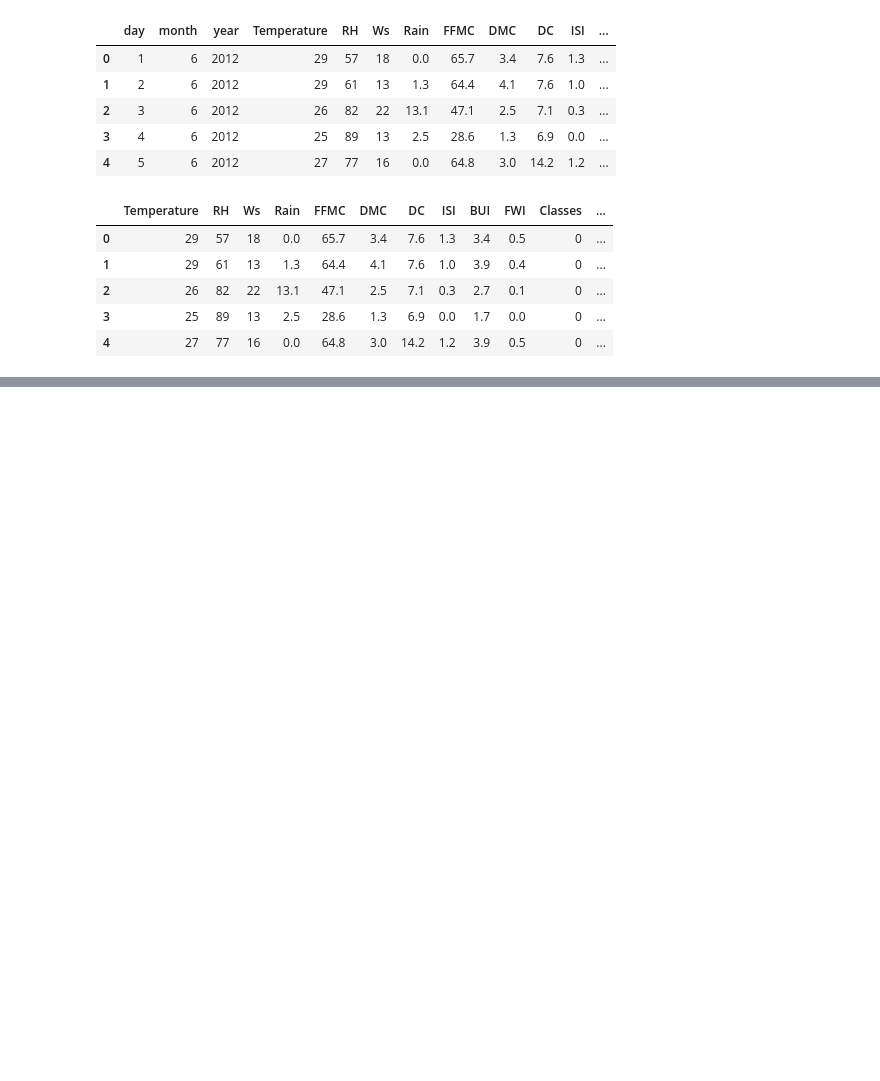
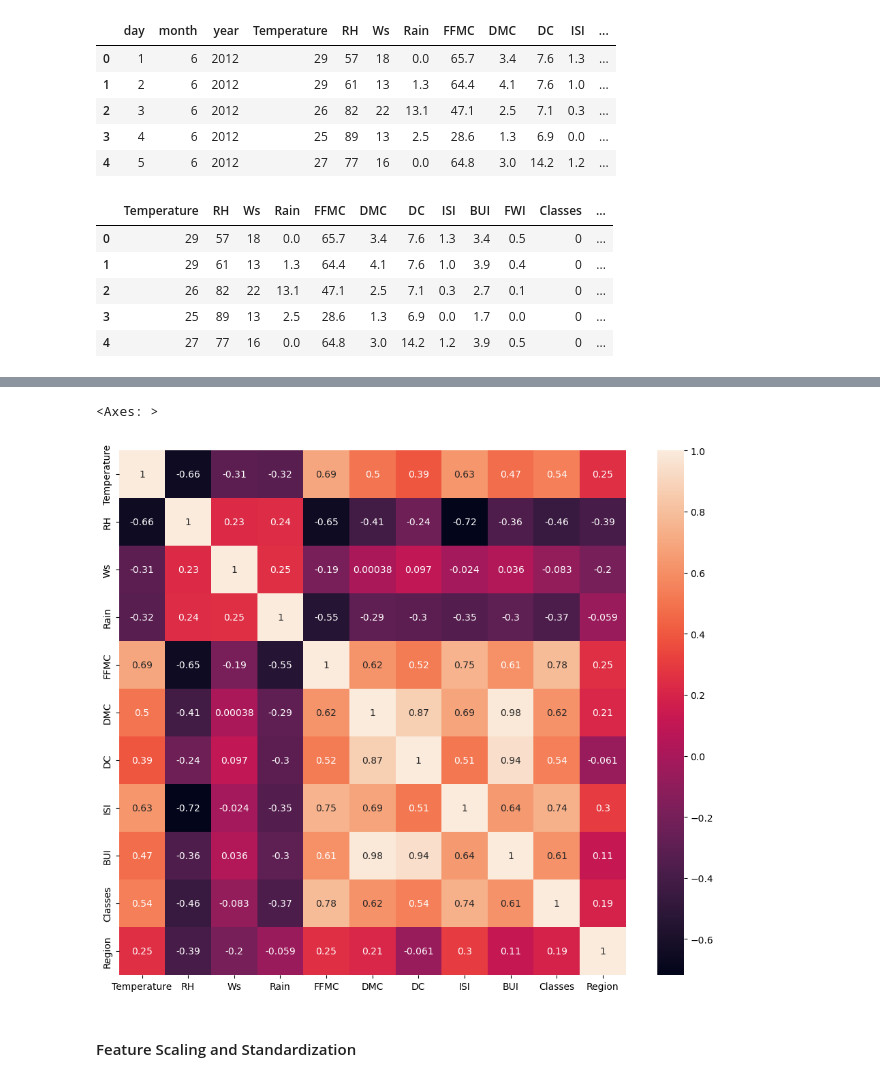
Before and after one commit to IyenshiAUT/Ridge-Lasso-Elastic-Net-Regression, a Jupyter notebook: model_training.ipynb, the cells around one changed output, grey strips where cells are left out. Cells and saved outputs as stored; diff of their text form; code cells hidden in the pictures; blank space fills up the shorter version.

Commit message:
Trained and hyperparameter tunned models

```diff
--- a/model_training.ipynb
+++ b/model_training.ipynb
@@ -29,3 +29,7 @@ df.head()
 | 2 | 26 | 82 | 22 | 13.1 | 47.1 | 2.5 | 7.1 | 0.3 | 2.7 | 0.1 | 0 | ... |
 | 3 | 25 | 89 | 13 | 2.5 | 28.6 | 1.3 | 6.9 | 0.0 | 1.7 | 0.0 | 0 | ... |
 | 4 | 27 | 77 | 16 | 0.0 | 64.8 | 3.0 | 14.2 | 1.2 | 3.9 | 0.5 | 0 | ... |
+# %%
+# independent and depaendanet feature
+X = df.drop('FWI', axis = 1)
+y = df['FWI']
@@ -31,0 +67,5 @@ df.head()
+# %%
+# train test split
+from sklearn.model_selection import train_test_split
+
+X_train , X_test, y_train, y_test = train_test_split(X, y, test_size=0.25, random_state=42)
@@ -31,0 +93,8 @@ df.head()
+# %%
+# multicorllinearity
+plt.figure(figsize=(12,10))
+corr = X_train.corr()
+sns.heatmap(corr, annot=True)
+# %% [output]
+<Axes: >
+[figure, added]
@@ -31,0 +118,2 @@ df.head()
+# %% [markdown]
+#### Feature Scaling and Standardization
```
Also changed, not shown: parts of 25 cells of this notebook.
